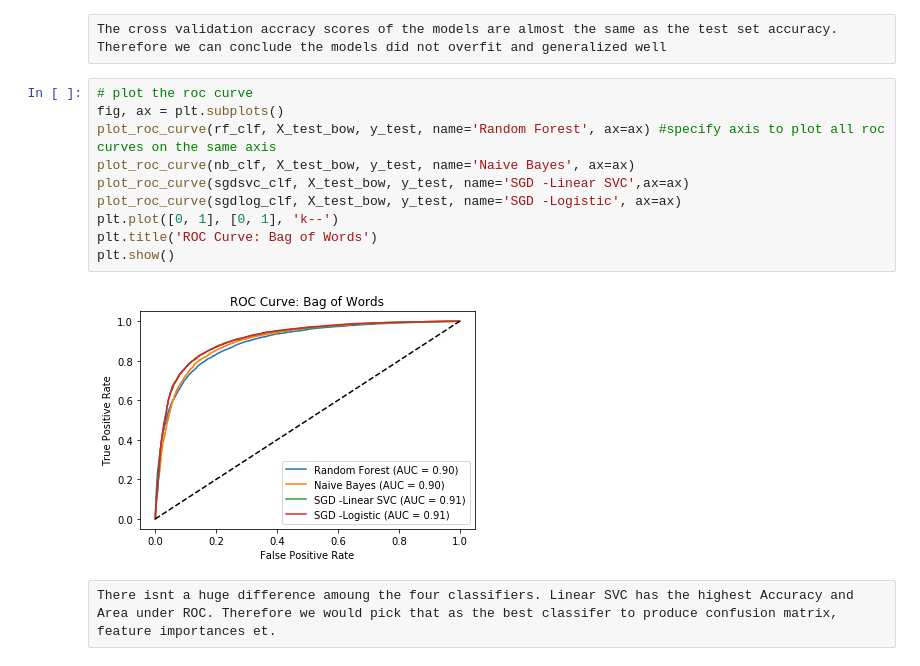
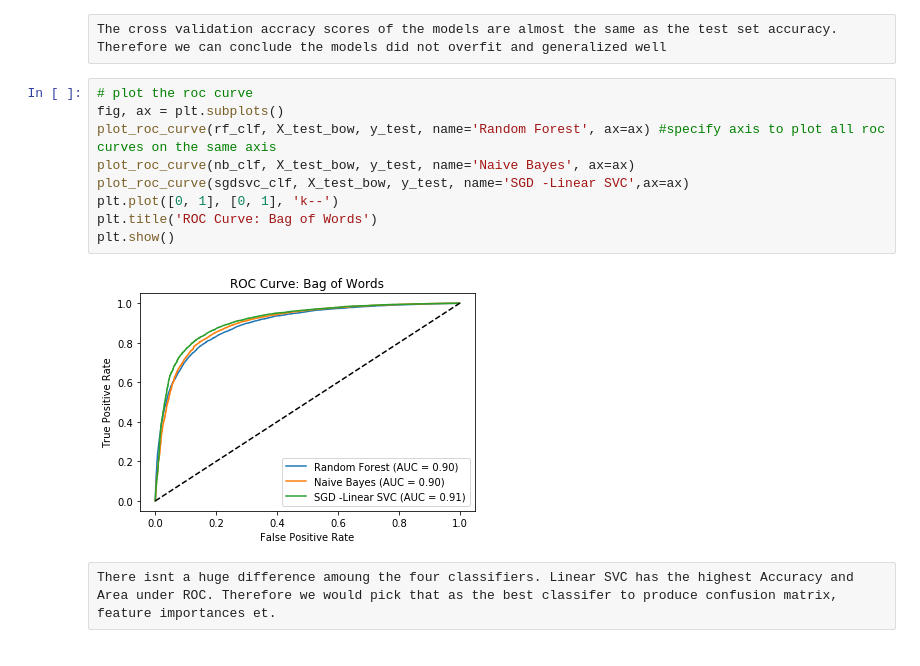
Before and after one commit to judebrhanavan/DMML1, a Jupyter notebook: Project-RottenTomatoes.ipynb, the cells around one changed output. Saved outputs shown, nothing was run; the diff lists cells and outputs as text.

```diff
--- a/Project-RottenTomatoes.ipynb
+++ b/Project-RottenTomatoes.ipynb
@@ -479,15 +477,14 @@ The cross validation accracy scores of the models are almost the same as the tes
 # %%
 # plot the roc curve
 fig, ax = plt.subplots()
 plot_roc_curve(rf_clf, X_test_bow, y_test, name='Random Forest', ax=ax) #specify axis to plot all roc curves on the same axis
 plot_roc_curve(nb_clf, X_test_bow, y_test, name='Naive Bayes', ax=ax)
 plot_roc_curve(sgdsvc_clf, X_test_bow, y_test, name='SGD -Linear SVC',ax=ax)
-plot_roc_curve(sgdlog_clf, X_test_bow, y_test, name='SGD -Logistic', ax=ax)
 plt.plot([0, 1], [0, 1], 'k--')
 plt.title('ROC Curve: Bag of Words')
 plt.show()
 # %% [output]
-[figure, old version]
+[figure, new version]
 # %% [raw]
 There isnt a huge difference amoung the four classifiers. Linear SVC has the highest Accuracy and Area under ROC. Therefore we would pick that as the best classifer to produce confusion matrix, feature importances et.
 # %%
```
Also changed, not shown: parts of 37 cells of this notebook, 1 other file.
